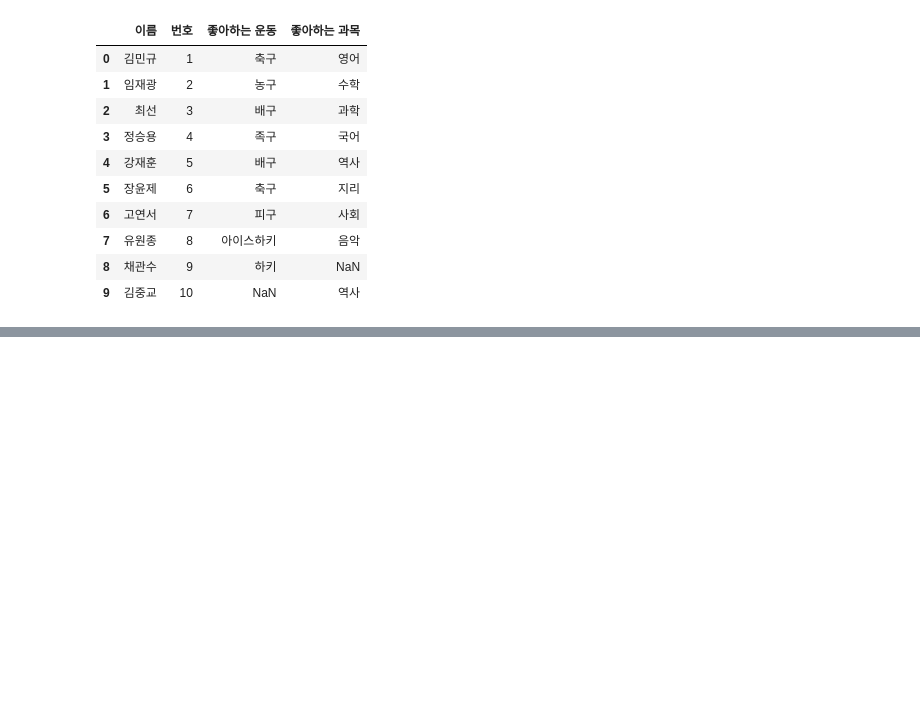
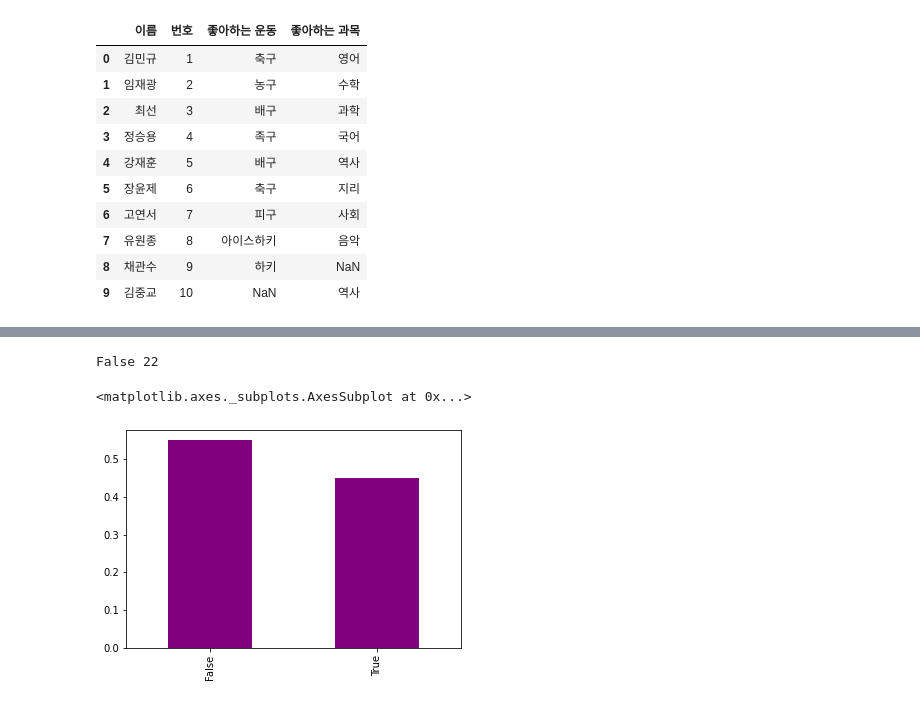
Before and after one commit to freamwork97/TIS, a Jupyter notebook: 판다스연습2.ipynb, the cells around one changed output, grey strips where cells are left out. Saved outputs shown, nothing was run; the diff lists cells and outputs as text; code cells hidden in the pictures; blank space fills up the shorter version.

Commit message:
Colaboratory를 통해 생성됨

```diff
--- a/판다스연습2.ipynb
+++ b/판다스연습2.ipynb
@@ -636,3 +636,7 @@ display(pd.merge(df1,df2, on=['이름','번호'],how='outer'))
 | 7 | 유원종 | 8 | 아이스하키 | 음악 |
 | 8 | 채관수 | 9 | 하키 | NaN |
 | 9 | 김중교 | 10 | NaN | 역사 |
+# %%
+path='/content/drive/MyDrive/Colab Notebooks/TIS/재무제표샘플데이터.csv'
+
+df=pd.read_csv(path,encoding='euc-kr')
@@ -638,0 +715,3 @@ display(pd.merge(df1,df2, on=['이름','번호'],how='outer'))
+# %%
+df['부채비율>50'] = df['부채비율'] > 50
+df['부채비율>50']
@@ -638,0 +788,10 @@ display(pd.merge(df1,df2, on=['이름','번호'],how='outer'))
+# %%
+result = df['부채비율>50'].value_counts()
+print(result.index[0], result.iloc[0])
+# %% [output]
+False 22
+# %%
+df['부채비율>50'].value_counts(normalize=True).plot(kind = 'bar',color ='purple')
+# %% [output]
+<matplotlib.axes._subplots.AxesSubplot at 0x...>
+[figure, added]
```
Also changed, not shown: parts of 46 cells of this notebook.
